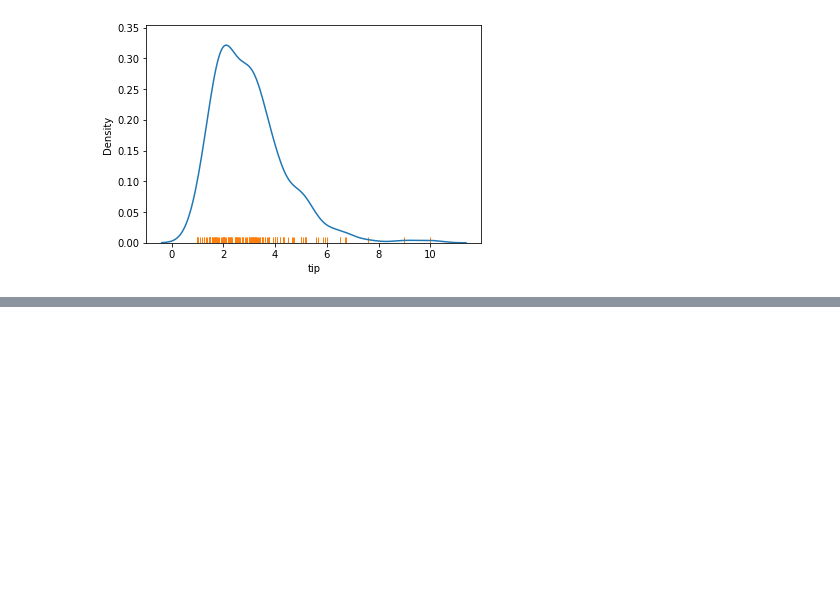
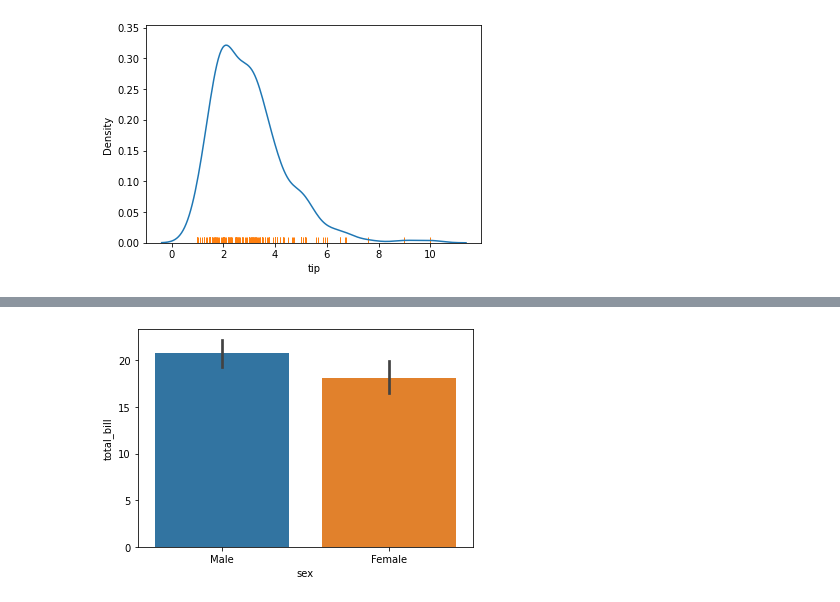
Before and after one commit to SilahicAmil/30-Days-Of-ML, a Jupyter notebook: Day_4.ipynb, the cells around one changed output, grey strips where cells are left out. Drawn from its saved outputs; the diff is of its cells as text; code cells hidden in the pictures; blank space fills up the shorter version.

Commit message:
Seaborn Categorical Data Plots

```diff
--- a/Day_4.ipynb
+++ b/Day_4.ipynb
@@ -142,0 +159,4 @@ sns.rugplot(tips['tip']);
+# %%
+sns.barplot(x='sex',y='total_bill',data=tips);
+# %% [output]
+[figure, added]
```
Also changed, not shown: parts of 24 cells of this notebook.
